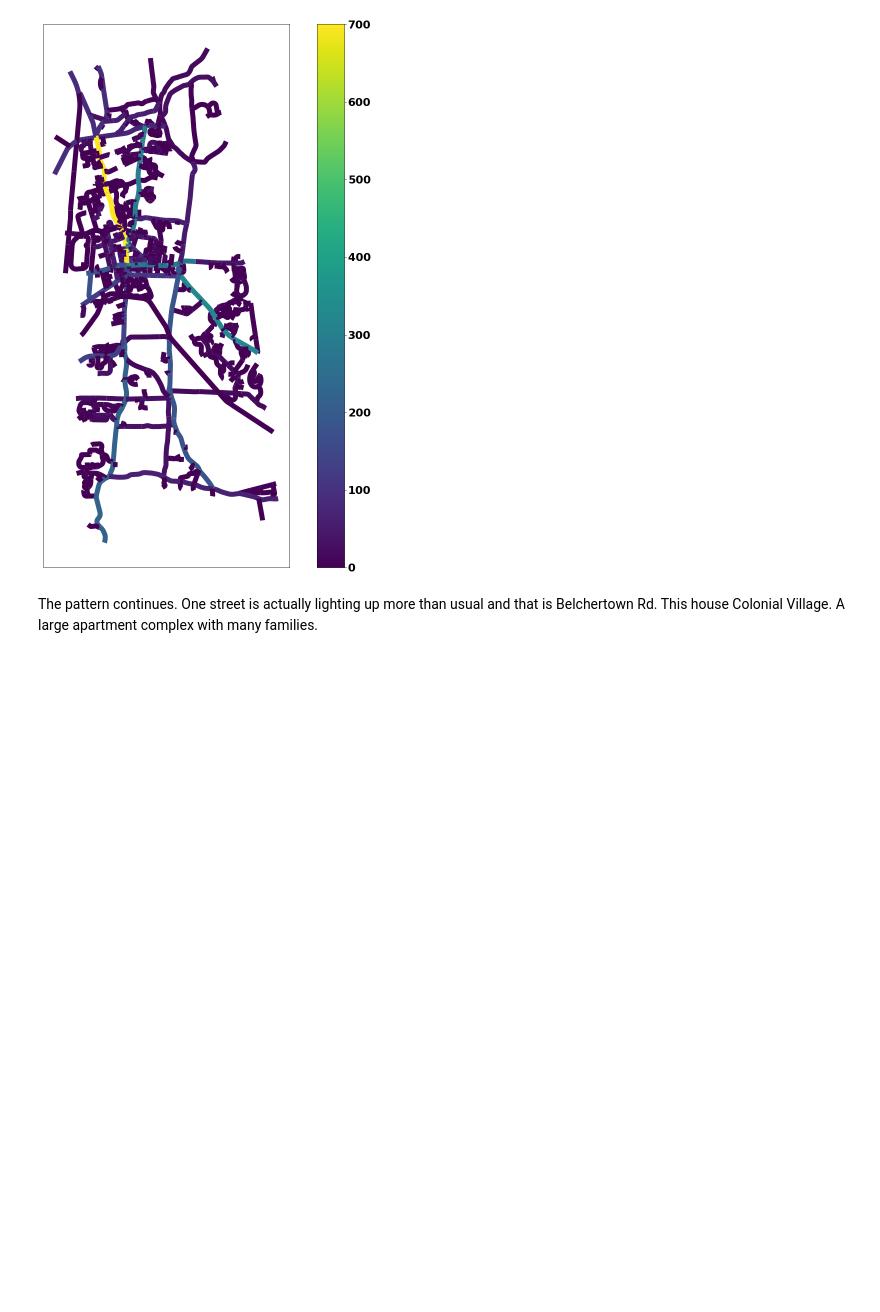
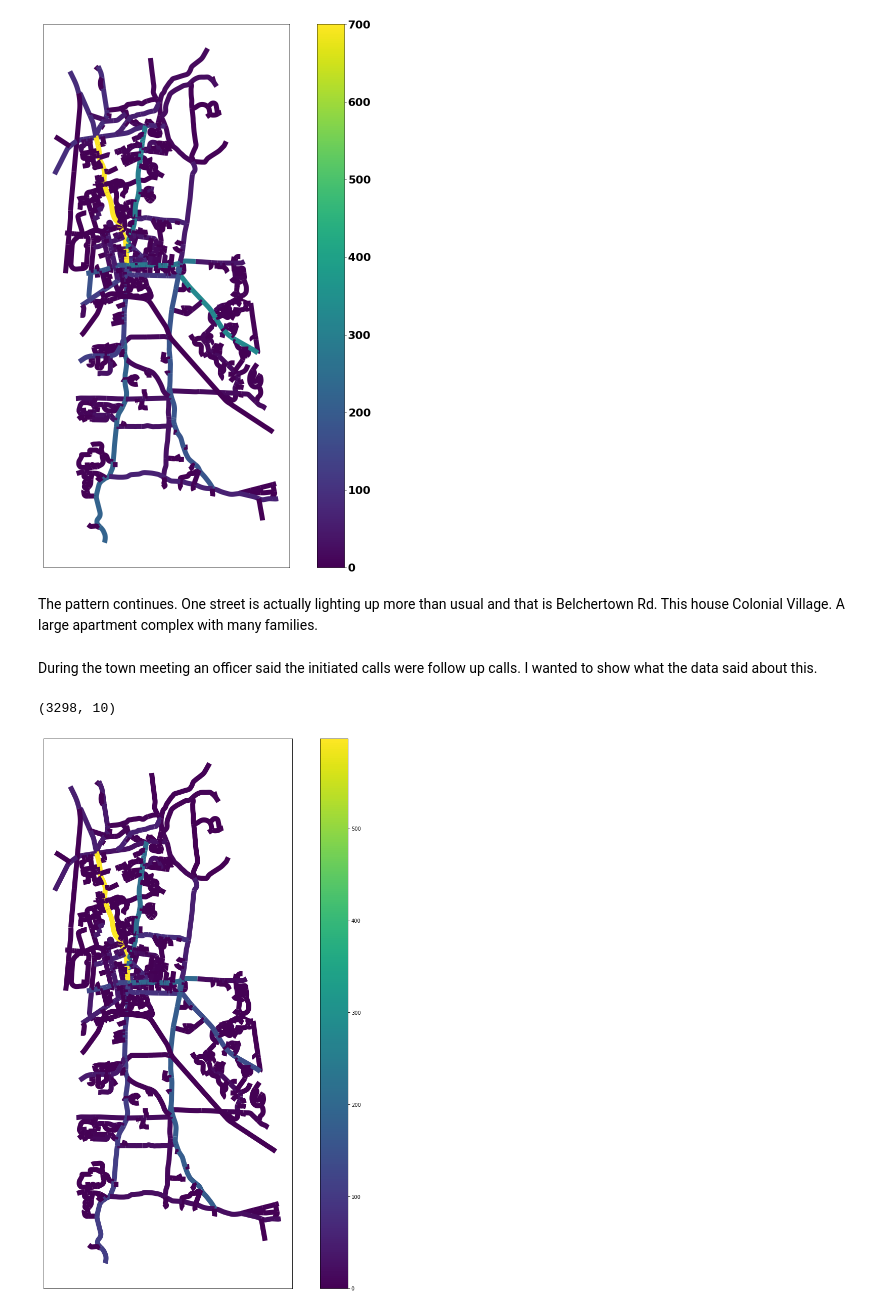
Before and after one commit to tmullen93/APDtracking, a Jupyter notebook: Defund413/CallLogVStreet.ipynb, the cells around one changed output. Cells and saved outputs as stored; diff of their text form; code cells hidden in the pictures; blank space fills up the shorter version.

```diff
--- a/Defund413/CallLogVStreet.ipynb
+++ b/Defund413/CallLogVStreet.ipynb
@@ -278,3 +278,28 @@ fig.savefig('figures/Number of Calls By Street day time.png', dpi=fig.dpi)
 [figure]
 # %% [markdown]
 The pattern continues. One street is actually lighting up more than usual and that is Belchertown Rd. This house Colonial Village. A large apartment complex with many families.
+# %% [markdown]
+During the town meeting an officer said the initiated calls were follow up calls. I wanted to show what the data said about this.
+# %%
+df_nFoll=df_nAPD.loc[~df_nAPD['Reason'].str.contains("Follow Up", na=False)].copy()
+df_nFoll=df_nFoll[df_nFoll['Call Type'].str.contains("Initiated", na=False)].copy()
+print(df_nFoll.shape)
+cf = pd.DataFrame()
+cf[['STLOCATION','Count of Calls']] = df_nFoll.groupby('STLOCATION')['Call Number'].count().reset_index() #groups the calls by stlocation or street name
+#and then counts the number in each group
+cf['Count of Calls'].sum()
+map_dff = map_df.merge(cf, how='left', right_on='STLOCATION', left_on='FULLPOLNAM')#this merges the map dataframe that
+# can draw the map to the data frame with the counts of calls
+map_dff['Count of Calls']=map_dff['Count of Calls'].fillna(0) #some streets will have no call and
+#the merge will give them NAN (not a number) instead of zero, so we fill the nan's with 0
+
+fig, ax = plt.subplots(1, 1, figsize=(20,20))# this command makes the figure and figsize=(20,20) makes the map much
+#bigger
+
+ax.set_xticks([])#This removes the numbers on the x axis [] is a blank list
+ax.set_yticks([])#This removes the numbers on the y axis
+map_dff.plot(column='Count of Calls', ax=ax,legend=True, linewidth=10) #this plots the map with a colorbar and line
+fig.savefig('figures/Number of Police Initiated Calls By Street No Follow Up.png', dpi=fig.dpi)
+# %% [output]
+(3298, 10)
+[figure, added]
```
Also changed, not shown: parts of 2 cells of this notebook.
